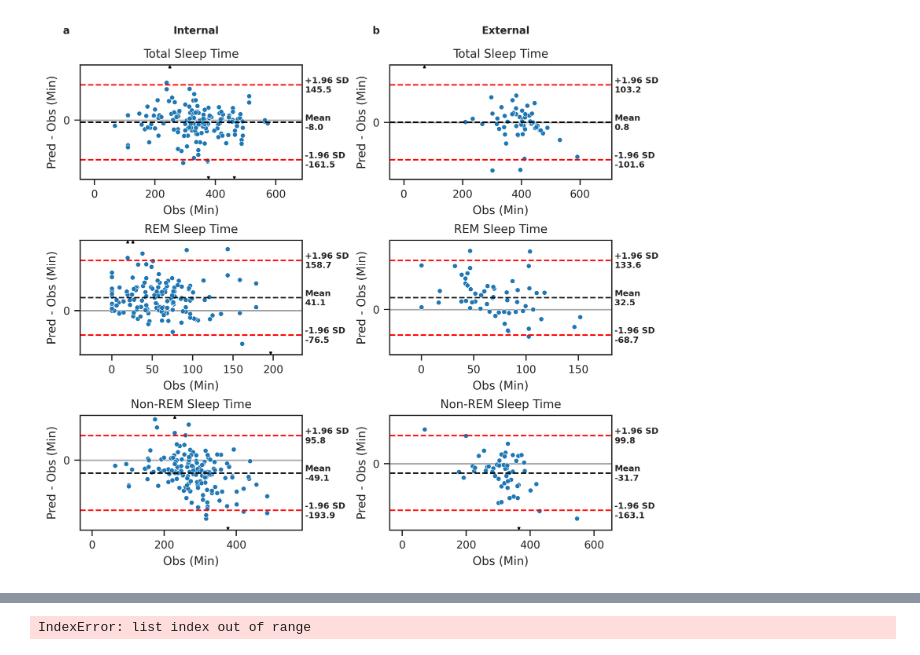
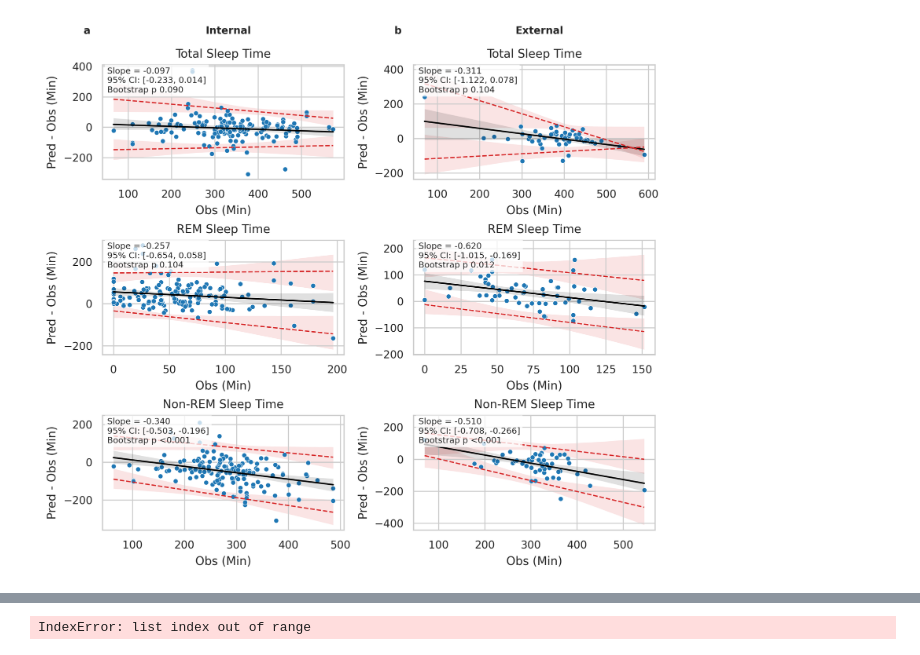
Before and after one commit to NielsRLorenzen/AcceleRest, a Jupyter notebook: notebooks/lin_internal_vs_external_cmat_ba.ipynb, the cells around one changed output, grey strips where cells are left out. Saved outputs shown, nothing was run; the diff lists cells and outputs as text; code cells hidden in the pictures.

```diff
--- a/notebooks/lin_internal_vs_external_cmat_ba.ipynb
+++ b/notebooks/lin_internal_vs_external_cmat_ba.ipynb
@@ -811,6 +2716,6 @@ def bland_altman(mean, diff, ax):
 # %%
 sns.set_context("paper")
-sns.set_style('ticks')
+sns.set_style('whitegrid')
 matplotlib.rcParams['font.size'] = 7
 matplotlib.rcParams['font.family'] = 'sans-serif'
 
@@ -860,16 +2765,40 @@ for i, (var, ax) in enumerate(axes.items()):
             bbox=dict(facecolor='none', edgecolor='none', pad=3.0)
         )
     diffs = summary_diffs.loc[np.array(exp_i) == dset]
-    means = summary_means.loc[np.array(exp_i) == dset]
+    means = summary_targets.loc[np.array(exp_i) == dset]
 
     diff = diffs[var.lower()]
     mean = means[var.lower()]
+
     ax = sns.scatterplot(
-        x=mean, y=diff,s=15, ax=ax, #hue=summary_diffs['dataset'],
-        # legend=(i==0), palette='Dark2',
-        # hue_order=['Newcastle L', 'Newcastle R', 'STAGES', 'DREAMT', 'TBI']
+        x=mean,
+        y=diff,
+        s=15,
+        ax=ax,
     )
-    ax, ba_metrics = bland_altman(mean, diff, ax, annot_pos='left' if var == 'SE' else 'right')
+
+    ax, ba_metrics, ba_curves = regression_bland_altman(
+        magnitude=mean,
+        difference=diff,
+        ax=ax,
+        loa_level=0.95,
+        confidence_level=0.95,
+        n_boot=4999,
+        seed=1234 + i,
+        varying_sd=True,
+        ci_method="bootstrap-t",
+        cov_type="HC3",
+        center_x=True,
+        show_bias_ci=True,
+        show_loa_ci=True,
+        annotate=True,
+    )
+
+    ba_metrics["variable"] = var
+    ba_metrics["dataset"] = dset
+    ba_summary.append(ba_metrics)
+
+    # ax, ba_metrics = bland_altman(mean, diff, ax)#, annot_pos='left' if var == 'SE' else 'right')
     ax.set_title(f'{var_map[var]}')#,fontweight='bold')
     ax.set_xlabel('')
     if var == 'SE':
@@ -878,49 +2807,14 @@ for i, (var, ax) in enumerate(axes.items()):
     else:
         ax.set_ylabel('Pred - Obs (Min)')
         ax.set_xlabel('Obs (Min)')
-    ax.set_yticks([0])
+    # ax.set_yticks([0])
 
-    ba_metrics.append(var)
-    ba_summary.append(ba_metrics)
+    # ba_metrics.append(var)
+    # ba_summary.append(ba_metrics)
 
     mae = diff.abs()
     errors_.append([mae.mean(), mae.std(), np.sqrt(np.square(diff).mean()), var])
 
 ba_summaries.append(ba_summary)
 errors.append(errors_)
-
-# for means, diffs in [(summary_means_int, summary_diffs_int), (summary_means_ext, summary_diffs_ext)]:
-        # if var == 'Errors':
-        #     # Plot Summary metric errors
-        #     # ax.set_title('Summary Metric Errors')
-        #     # .drop(columns=['sol','se','waso'])
-        #     divider = make_axes_locatable(ax)
-        #     cax = divider.append_axes("right", size="15%", pad=0.7)
-        #     cax = sns.boxplot(
-        #         diffs[['se', 'dataset']].melt(id_vars=['dataset']),
-        #         x='variable', y='value', hue='dataset',
-        #         saturation=0.75, ax=cax, showfliers=False, palette='Dark2', legend=False,
-        #         hue_order=dset_order,
-        #     )
-        #     cax.set_ylabel('Error (%)')
-        #     cax.set_xlabel('')
-
-        #     melt_summary = diffs.drop(columns=['se']).melt(id_vars=['dataset'])
-        #     melt_summary['variable'] = melt_summary['variable'].str.upper()
-        #     ax = sns.boxplot(
-        #         melt_summary, x='variable', y='value', hue='dataset',
-        #         saturation=0.75, ax=ax, showfliers=False, palette='Dark2',
-        #         hue_order=['Health', 'Apple']
-        #     )
-        #     ax.set_title('Error by Dataset', fontweight='bold')
-        #     ax.set_ylabel('Error (Min)')
-        #     ax.grid()
-        #     ax.xaxis.set_label_position('top')
-        #     ax.set_xlabel(' \n')
-        #     ax.legend(
-        #         title='', handletextpad = 0.3, columnspacing=0.6,
-        #         ncols=5, bbox_to_anchor=(0.33,1.),loc='lower left',
-        #     )
-
-        # else:
 # %% [output]
@@ -927 +2838 @@ errors.append(errors_)
-[figure, old version]
+[figure, new version]
```
Also changed, not shown: parts of 18 cells of this notebook, 16 other files.
